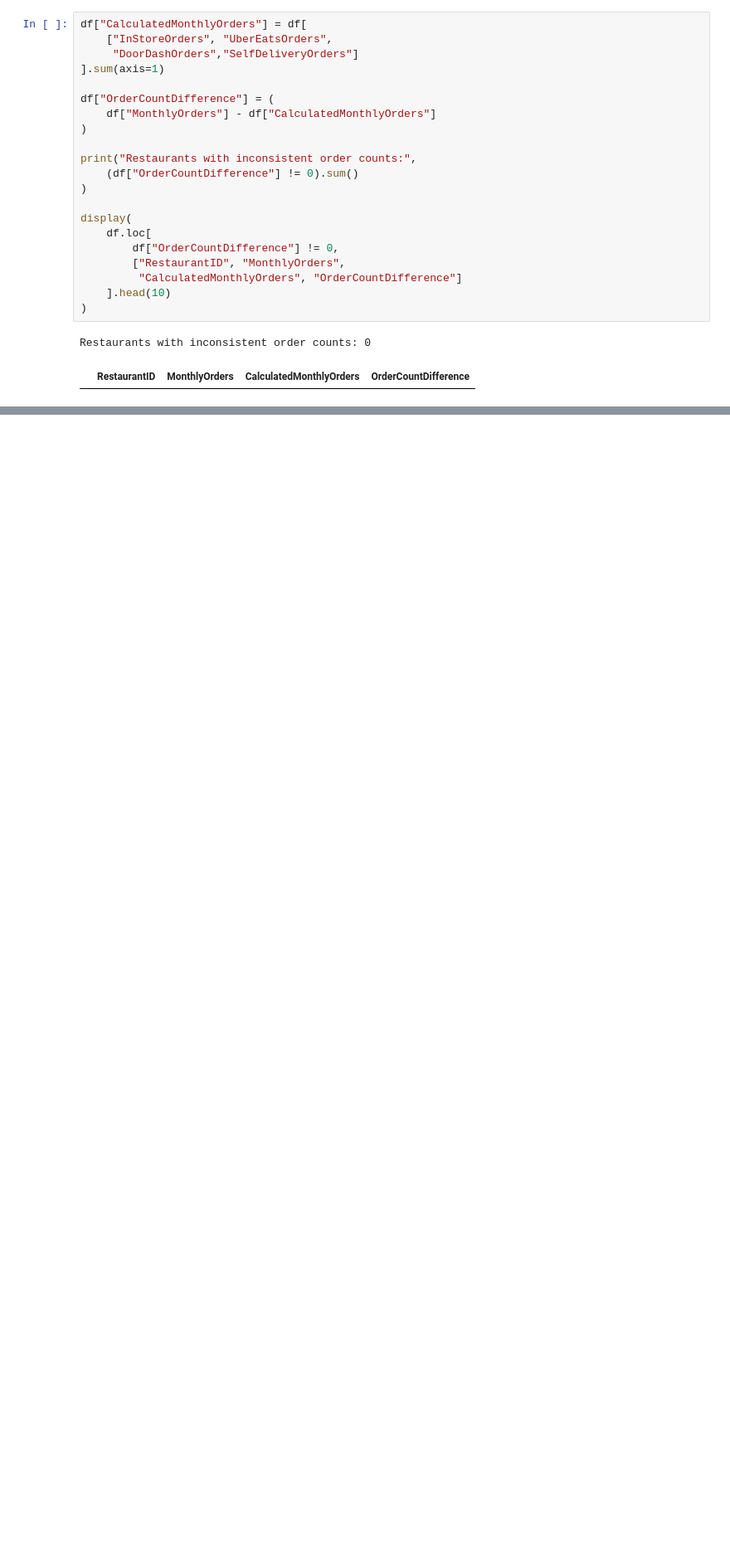
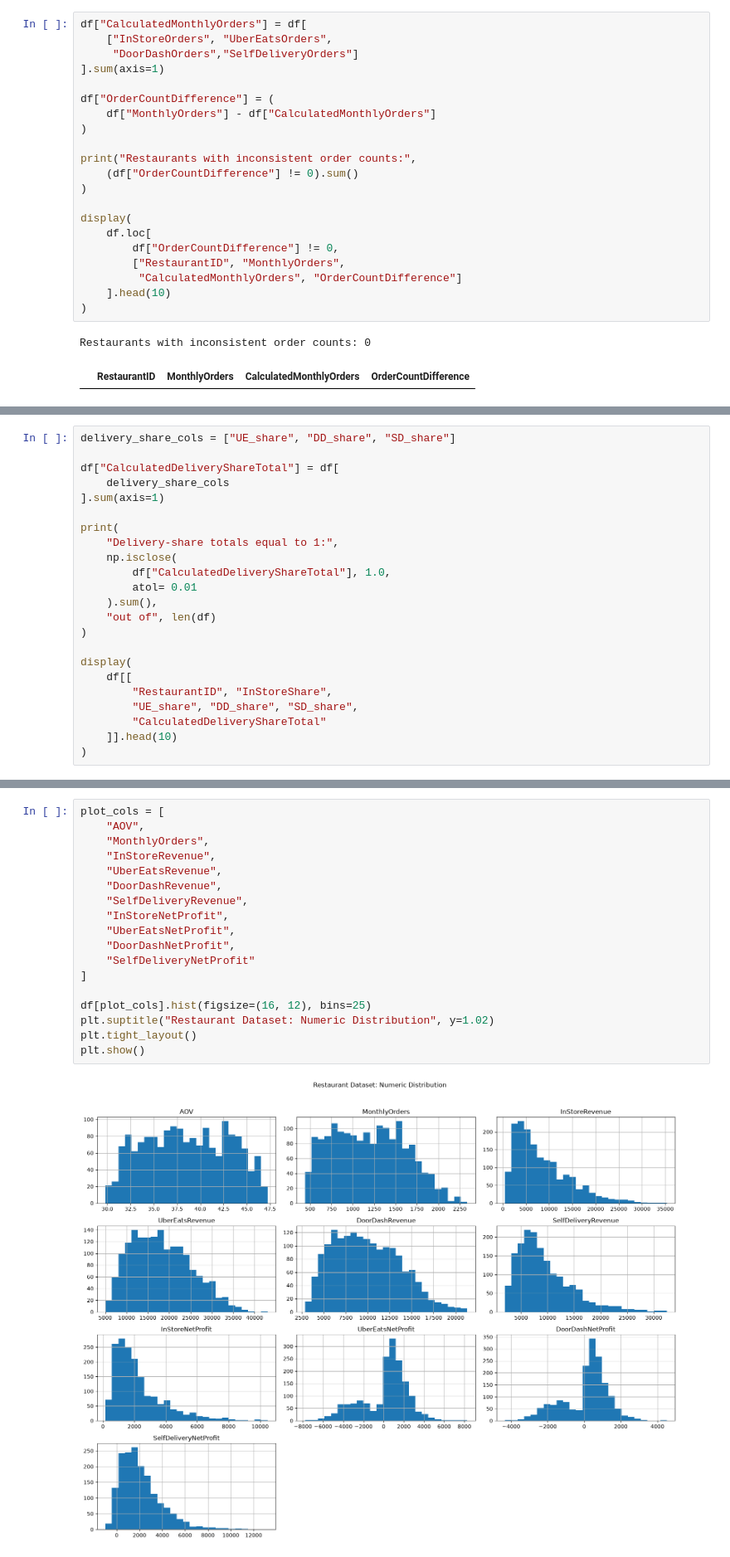
Before and after one commit to shivani1707s/restaurant-profitability-ml, a Jupyter notebook: notebooks/data_understanding.ipynb, the cells around one changed output, grey strips where cells are left out. Shown at 83% size. Drawn from its saved outputs; the diff is of its cells as text; blank space fills up the shorter version.

```diff
--- a/notebooks/data_understanding.ipynb
+++ b/notebooks/data_understanding.ipynb
@@ -152,0 +233,23 @@ Restaurants with inconsistent order counts: 0
+# %%
+delivery_share_cols = ["UE_share", "DD_share", "SD_share"]
+
+df["CalculatedDeliveryShareTotal"] = df[
+    delivery_share_cols
+].sum(axis=1)
+
+print(
+    "Delivery-share totals equal to 1:",
+    np.isclose(
+        df["CalculatedDeliveryShareTotal"], 1.0,
+        atol= 0.01
+    ).sum(),
+    "out of", len(df)
+)
+
+display(
+    df[[
+        "RestaurantID", "InStoreShare",
+        "UE_share", "DD_share", "SD_share",
+        "CalculatedDeliveryShareTotal"
+    ]].head(10)
+)
@@ -152,0 +269,20 @@ Restaurants with inconsistent order counts: 0
+# %%
+plot_cols = [
+    "AOV",
+    "MonthlyOrders",
+    "InStoreRevenue",
+    "UberEatsRevenue",
+    "DoorDashRevenue",
+    "SelfDeliveryRevenue",
+    "InStoreNetProfit",
+    "UberEatsNetProfit",
+    "DoorDashNetProfit",
+    "SelfDeliveryNetProfit"
+]
+
+df[plot_cols].hist(figsize=(16, 12), bins=25)
+plt.suptitle("Restaurant Dataset: Numeric Distribution", y=1.02)
+plt.tight_layout()
+plt.show()
+# %% [output]
+[figure, added]
```
Also changed, not shown: parts of 3 cells of this notebook.
